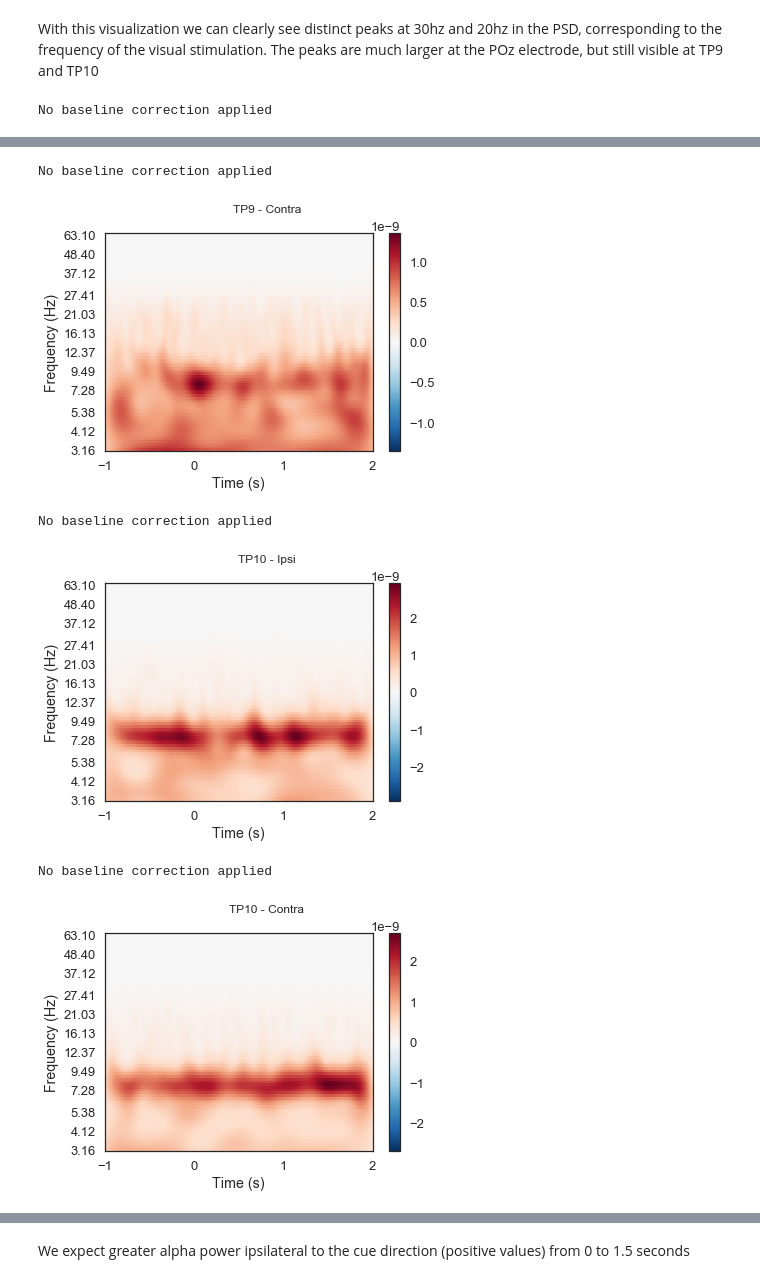
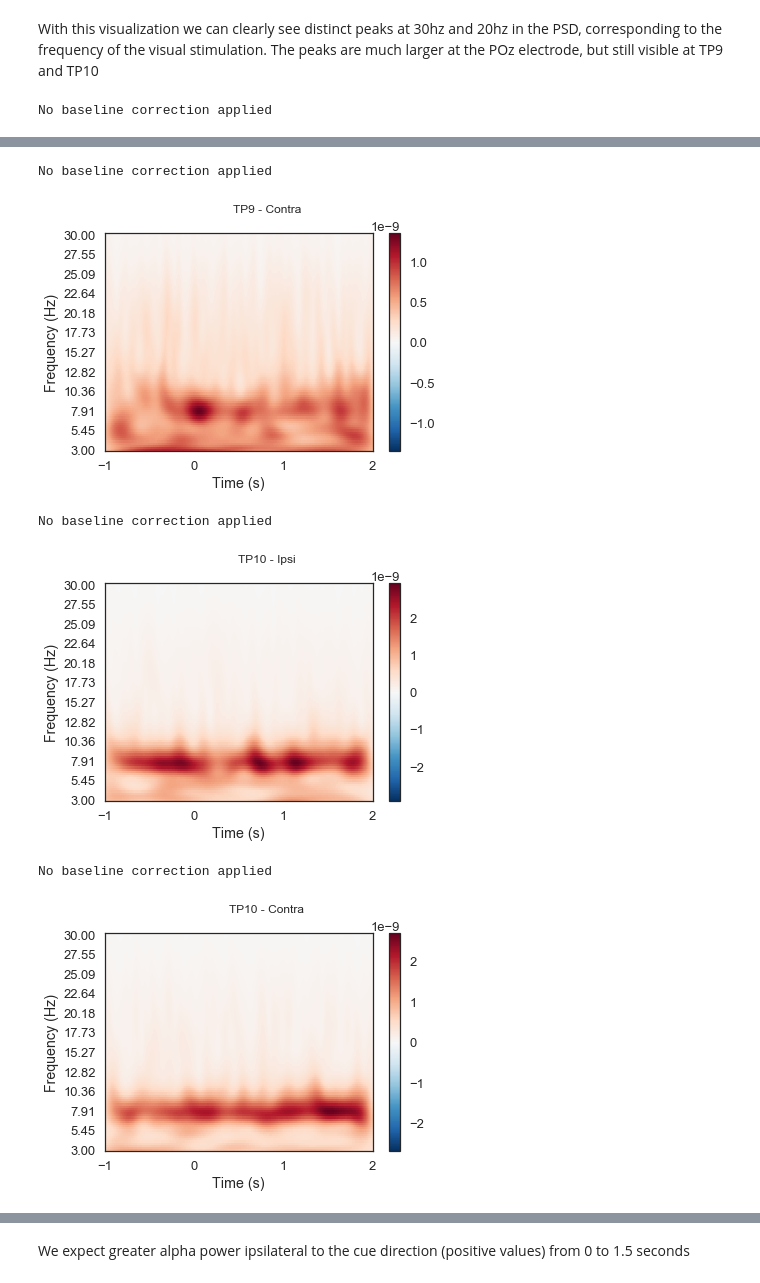
Before and after one commit to NeuroTechX/eeg-notebooks_v0.1, a Jupyter notebook: notebooks/cueing.ipynb, the cells around one changed output, grey strips where cells are left out. Saved outputs shown, nothing was run; the diff lists cells and outputs as text; code cells hidden in the pictures.

```diff
--- a/notebooks/cueing.ipynb
+++ b/notebooks/cueing.ipynb
@@ -239,7 +239,9 @@ from mne.time_frequency import tfr_morlet
 import numpy as np
 
 
-frequencies = np.logspace(.5, 1.8, 80)
+#frequencies = np.logspace(.5, 1.8, 80)
+frequencies =  np.linspace(3, 30, 100, endpoint=True)
+
 tfr, itc = tfr_morlet(epochs['LeftCue'], freqs=frequencies,
                       n_cycles=5, return_itc=True)
 tfr.plot(picks=[0], mode='logratio',
@@ -274,9 +276,9 @@ No baseline correction applied
 No baseline correction applied
-[figure, old version]
+[figure, new version]
 No baseline correction applied
-[figure, old version]
+[figure, new version]
 No baseline correction applied
-[figure, old version]
+[figure, new version]
 # %%
 %matplotlib inline
 from matplotlib import pyplot as plt
```
Also changed, not shown: parts of 2 cells of this notebook.
